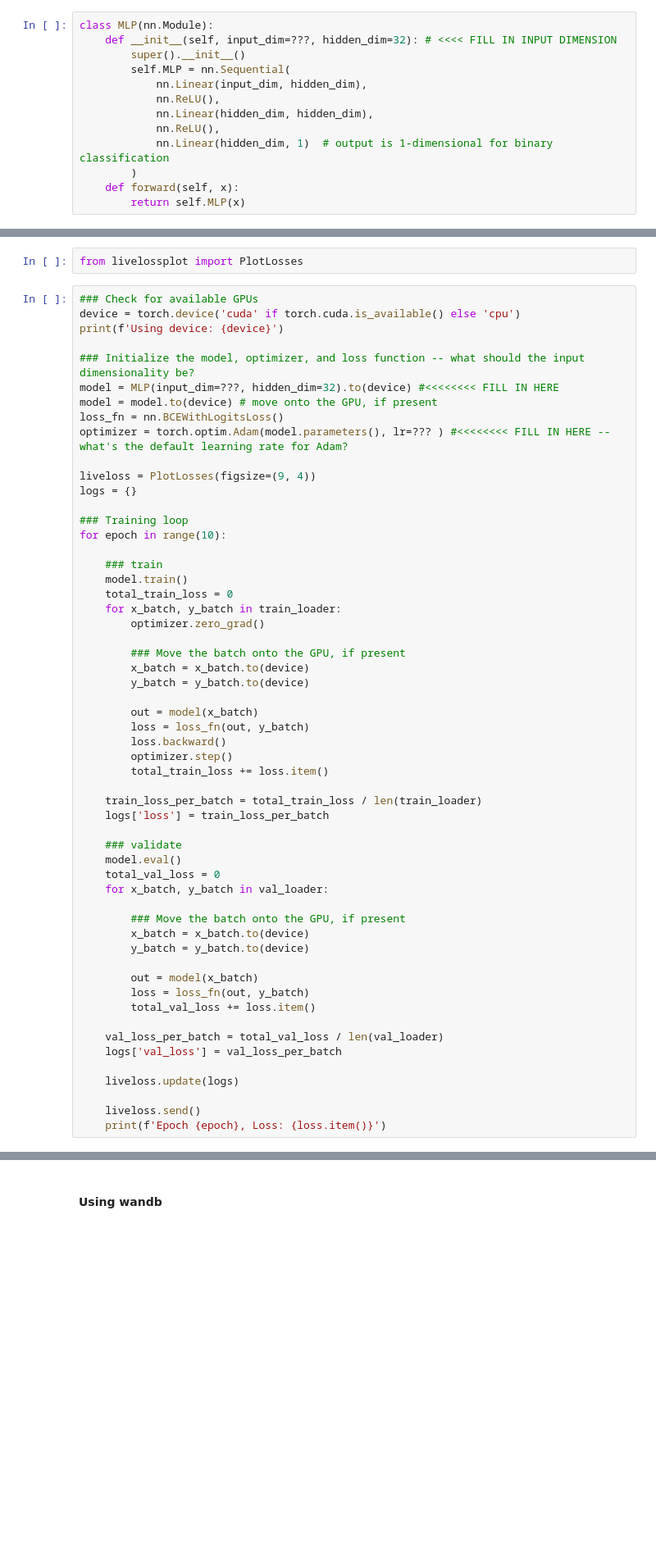
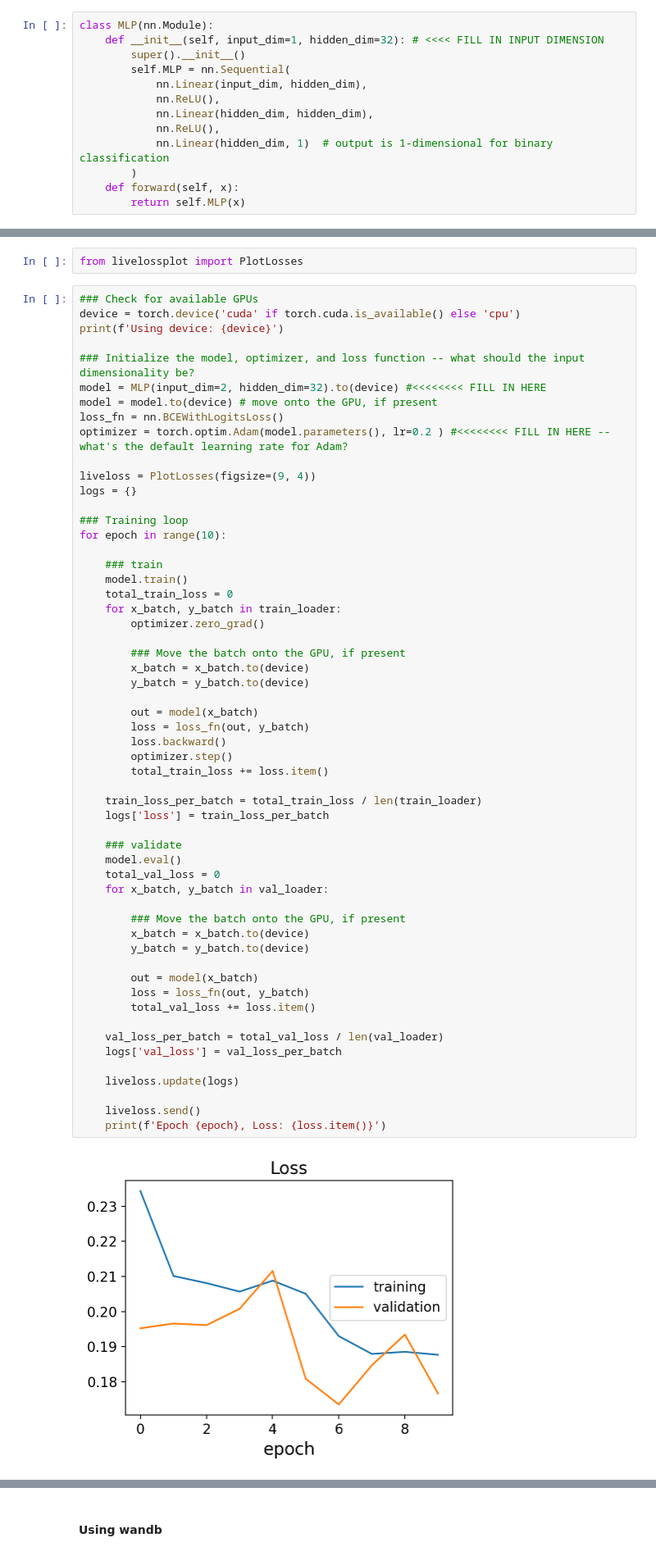
Before and after one commit to physics-png/Phys805, a Jupyter notebook: in_class_work/1_intro_training_a_nn.ipynb, the cells around one changed output, grey strips where cells are left out. Shown: that part at 82% size. Drawn from its saved outputs; the diff is of its cells as text; blank space fills up the shorter version.

```diff
--- a/in_class_work/1_intro_training_a_nn.ipynb
+++ b/in_class_work/1_intro_training_a_nn.ipynb
@@ -119,7 +139,7 @@ plt.show()
 <h2 style="border:1px; border-style:solid; padding: 0.25em; color: #FFFFFF; background-color: #1f77b4">2. Defining a neural network model</h2>
 # %%
 class MLP(nn.Module):
-    def __init__(self, input_dim=???, hidden_dim=32): # <<<< FILL IN INPUT DIMENSION
+    def __init__(self, input_dim=1, hidden_dim=32): # <<<< FILL IN INPUT DIMENSION
         super().__init__()
         self.MLP = nn.Sequential(
             nn.Linear(input_dim, hidden_dim),
@@ -228,10 +332,10 @@ device = torch.device('cuda' if torch.cuda.is_available() else 'cpu')
 print(f'Using device: {device}')
 
 ### Initialize the model, optimizer, and loss function -- what should the input dimensionality be?
-model = MLP(input_dim=???, hidden_dim=32).to(device) #<<<<<<<< FILL IN HERE
+model = MLP(input_dim=2, hidden_dim=32).to(device) #<<<<<<<< FILL IN HERE
 model = model.to(device) # move onto the GPU, if present
 loss_fn = nn.BCEWithLogitsLoss()
-optimizer = torch.optim.Adam(model.parameters(), lr=??? ) #<<<<<<<< FILL IN HERE -- what's the default learning rate for Adam?
+optimizer = torch.optim.Adam(model.parameters(), lr=0.2 ) #<<<<<<<< FILL IN HERE -- what's the default learning rate for Adam?
 
 liveloss = PlotLosses(figsize=(9, 4))
 logs = {}
@@ -251,30 +355,32 @@ for epoch in range(10):
 
         out = model(x_batch)
         loss = loss_fn(out, y_batch)
         loss.backward()
         optimizer.step()
         total_train_loss += loss.item()
 
     train_loss_per_batch = total_train_loss / len(train_loader)
     logs['loss'] = train_loss_per_batch
 
     ### validate
     model.eval()
     total_val_loss = 0
     for x_batch, y_batch in val_loader:
 
         ### Move the batch onto the GPU, if present
         x_batch = x_batch.to(device)
         y_batch = y_batch.to(device)
 
         out = model(x_batch)
         loss = loss_fn(out, y_batch)
         total_val_loss += loss.item()
 
     val_loss_per_batch = total_val_loss / len(val_loader)
     logs['val_loss'] = val_loss_per_batch
 
     liveloss.update(logs)
 
     liveloss.send()
     print(f'Epoch {epoch}, Loss: {loss.item()}')
+# %% [output]
+[figure, added]
```
Also changed, not shown: parts of 25 cells of this notebook.
